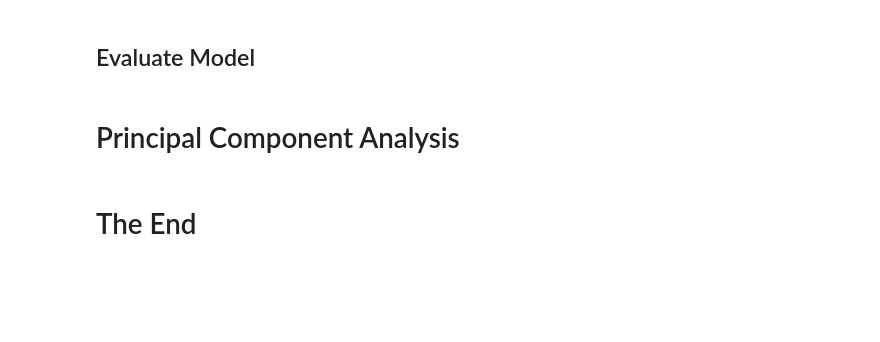
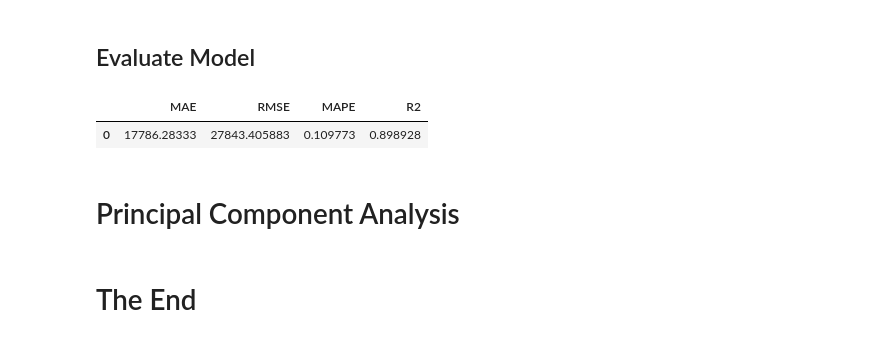
Before and after one commit to MerleSt/HousingPricePrediction, a Jupyter notebook: Notebooks/RandomForest.ipynb, the cells around one changed output. Saved outputs shown, nothing was run; the diff lists cells and outputs as text; code cells hidden in the pictures; blank space fills up the shorter version.

```diff
--- a/Notebooks/RandomForest.ipynb
+++ b/Notebooks/RandomForest.ipynb
@@ -335,14 +556,9 @@ model_df
 ## Grid Search
 # %%
 param_grid = {
-    'selectfrommodel__estimator__n_estimators': [90, 100, 110],
-    'selectfrommodel__estimator__max_depth': [25, 30, 35],
-    'selectfrommodel__estimator__min_samples_split': [2],
-    'selectfrommodel__estimator__min_samples_leaf': [1, 2, 3],
-    'randomforestregressor__n_estimators': [90, 100, 110],
-    'randomforestregressor__max_depth': [None, 5, 10],
-    'randomforestregressor__min_samples_split': [4, 5, 6],
-    'randomforestregressor__min_samples_leaf': [1, 2]
+    'selectfrommodel__estimator__n_estimators': range(85,96),
+    'selectfrommodel__estimator__min_samples_leaf': range(1,4),
+    'selectfrommodel__estimator__max_depth': range(10,14)
 }
 # %%
 search = GridSearchCV(
@@ -360,18 +719,21 @@ search.best_params_
 ## Evaluate Model
 # %%
 predictions = search.predict(X_test)
-mae = mean_absolute_error(y_true=y_test, y_pred=predictions).round(2)
-rmse = mean_squared_error(y_true=y_test, y_pred=predictions, squared=False).round(2)
-mape = mean_absolute_percentage_error(y_true=y_test, y_pred=predictions).round(2)
-r2 = r2_score(y_true=y_test, y_pred=predictions).round(2)
+mae = mean_absolute_error(y_true=y_test, y_pred=predictions)
+rmse = mean_squared_error(y_true=y_test, y_pred=predictions, squared=False)
+mape = mean_absolute_percentage_error(y_true=y_test, y_pred=predictions)
+r2 = r2_score(y_true=y_test, y_pred=predictions)
 
 model_df = pd.DataFrame({
     "MAE": [mae],
     "RMSE": [rmse],
     "MAPE": [mape],
     "R2": [r2]},
 )
 model_df
+# %% [output]
+|  | MAE | RMSE | MAPE | R2 |
+| 0 | 17786.28333 | 27843.405883 | 0.109773 | 0.898928 |
 # %% [markdown]
 # Principal Component Analysis
 # %% [markdown]
```
Also changed, not shown: parts of 9 cells of this notebook.
